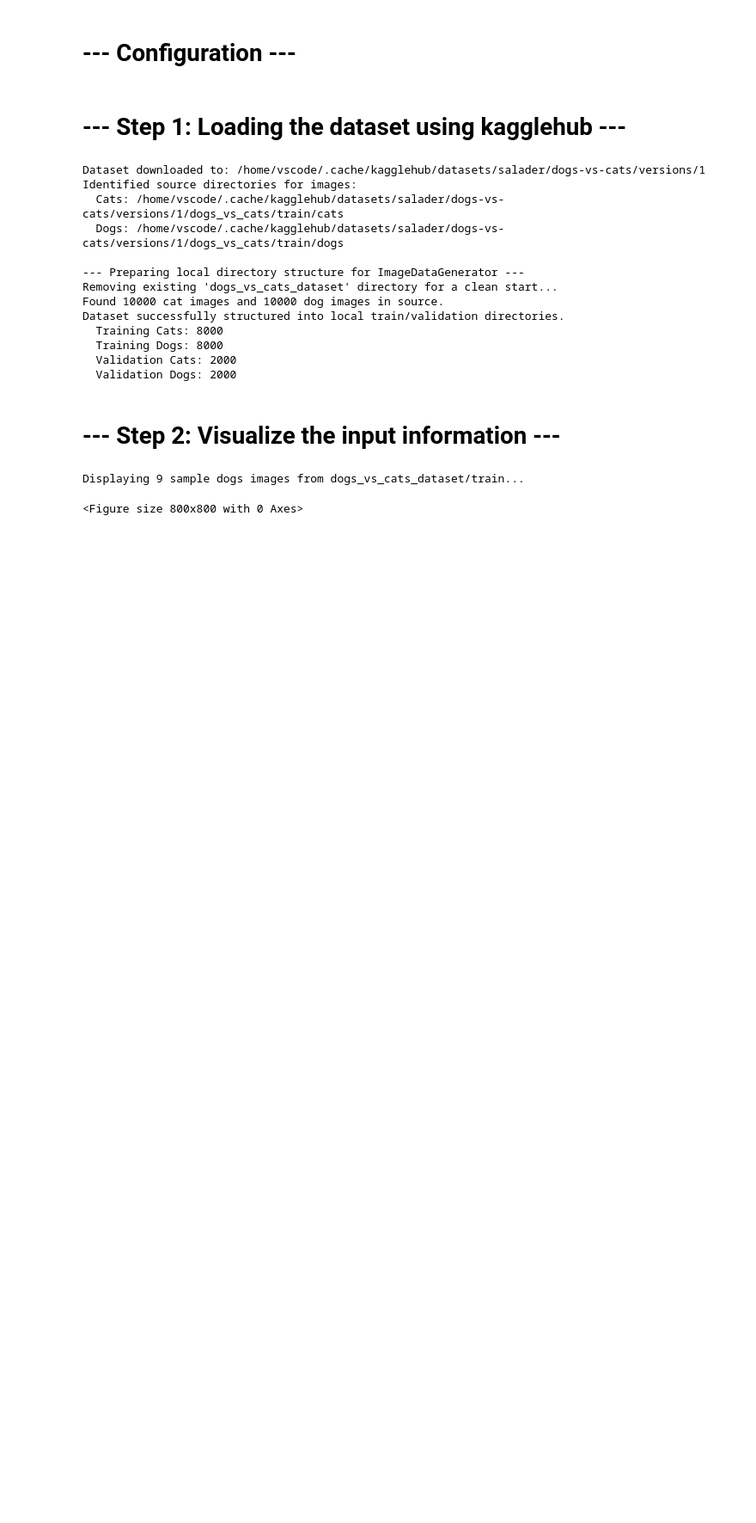
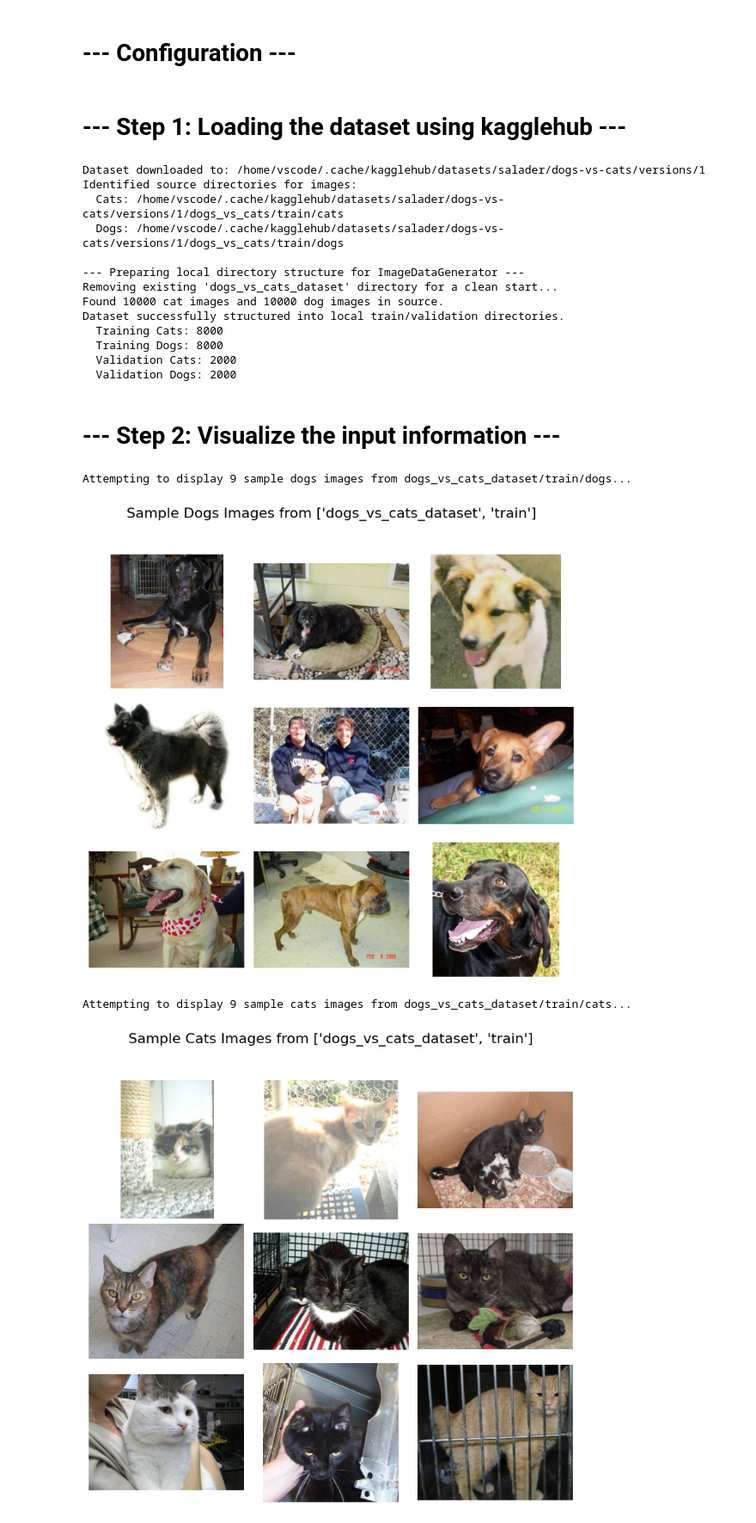
Before and after one commit to 4GeeksAcademy/Clasficador-de-Imagenes-Roza, a Jupyter notebook: src/explore.ipynb, the cells around one changed output. Shown at 86% size. Cells and saved outputs as stored; diff of their text form; code cells hidden in the pictures; blank space fills up the shorter version.

```diff
--- a/src/explore.ipynb
+++ b/src/explore.ipynb
@@ -165,60 +165,72 @@ Dataset successfully structured into local train/validation directories.
 # %%
 def plot_sample_images(directory, class_name, num_images=9):
     """Plots a grid of sample images from a specified directory and class."""
-    print(f"Displaying {num_images} sample {class_name} images from {directory}...")
-    class_path = os.path.join(directory, class_name)
-    image_files = [f for f in os.listdir(class_path) if f.endswith('.jpg')]
-    random.shuffle(image_files) # Shuffle to get different samples each time
+    target_path = os.path.join(directory, class_name)
+    print(f"Attempting to display {num_images} sample {class_name} images from {target_path}...")
+
+    image_files = [f for f in os.listdir(target_path) if f.lower().endswith(('.jpg', '.jpeg', '.png'))]
+    random.shuffle(image_files)
+
+    if not image_files:
+        print(f"No common image files found in {target_path} to display.")
+        return
 
     plt.figure(figsize=(8, 8))
-    plt.suptitle(f"Sample {class_name.capitalize()} Images", fontsize=16)
+    plt.suptitle(f"Sample {class_name.capitalize()} Images from {directory.split(os.sep)[-2:]}", fontsize=16)
+
+    displayed_count = 0
     for i in range(min(num_images, len(image_files))):
-        img_path = os.path.join(class_path, image_files[i])
-        img = mpimg.imread(img_path)
-        plt.subplot(3, 3, i + 1)
-        plt.imshow(img)
-        plt.axis('off')
-    plt.show()
+        img_path = os.path.join(target_path, image_files[i])
+        try:
+            img = mpimg.imread(img_path)
+            plt.subplot(3, 3, displayed_count + 1)
+            plt.imshow(img)
+            plt.axis('off')
+            displayed_count += 1
+        except Exception as e:
+            print(f"WARNING: Could not read or display image {img_path}: {e}")
+
+    if displayed_count > 0:
+        plt.tight_layout(rect=[0, 0.03, 1, 0.95])
+        plt.show()
+    else:
+        plt.close()
+        print(f"No images successfully displayed from {target_path}.")
 
 plot_sample_images(TRAIN_DIR, 'dogs')
 plot_sample_images(TRAIN_DIR, 'cats')
 
+
 # --- Create ImageDataGenerator objects ---
 print("\n--- Setting up ImageDataGenerator ---")
 
-# Data Augmentation for training data
 train_datagen = ImageDataGenerator(
-    rescale=1./255,             # Normalize pixel values to [0, 1]
-    rotation_range=20,          # Randomly rotate images by 20 degrees
-    width_shift_range=0.2,      # Randomly shift images horizontally
-    height_shift_range=0.2,     # Randomly shift images vertically
-    shear_range=0.2,            # Apply shear transformations
-    zoom_range=0.2,             # Apply random zoom
-    horizontal_flip=True,       # Randomly flip images horizontally
-    fill_mode='nearest'         # Fill in newly created pixels
+    rescale=1./255, rotation_range=20, width_shift_range=0.2,
+    height_shift_range=0.2, shear_range=0.2, zoom_range=0.2,
+    horizontal_flip=True, fill_mode='nearest'
 )
 
-# Only rescaling for validation data (no augmentation)
 validation_datagen = ImageDataGenerator(rescale=1./255)
 
-# Flow images from directories
 train_generator = train_datagen.flow_from_directory(
-    TRAIN_DIR,
+    TRAIN_DIR, # Now pointing to your project's local organized data
     target_size=(IMAGE_WIDTH, IMAGE_HEIGHT),
     batch_size=BATCH_SIZE,
-    class_mode='binary', # For 2 classes (dog/cat)
-    shuffle=True # Shuffle training data
+    class_mode='binary',
+    shuffle=True
 )
 
 validation_generator = validation_datagen.flow_from_directory(
-    VALIDATION_DIR,
+    VALIDATION_DIR, # Now pointing to your project's local organized data
     target_size=(IMAGE_WIDTH, IMAGE_HEIGHT),
     batch_size=BATCH_SIZE,
     class_mode='binary',
-    shuffle=False # Do not shuffle validation data for consistent evaluation
+    shuffle=False
 )
 
-print(f"Class indices: {train_generator.class_indices}") # {'cats': 0, 'dogs': 1} or vice-versa
+print(f"Class indices: {train_generator.class_indices}")
 # %% [output]
-Displaying 9 sample dogs images from dogs_vs_cats_dataset/train...
+Attempting to display 9 sample dogs images from dogs_vs_cats_dataset/train/dogs...
+[figure, added]
-<Figure size 800x800 with 0 Axes>
+Attempting to display 9 sample cats images from dogs_vs_cats_dataset/train/cats...
+[figure, added]
```
Also changed, not shown: parts of 5 cells of this notebook.
